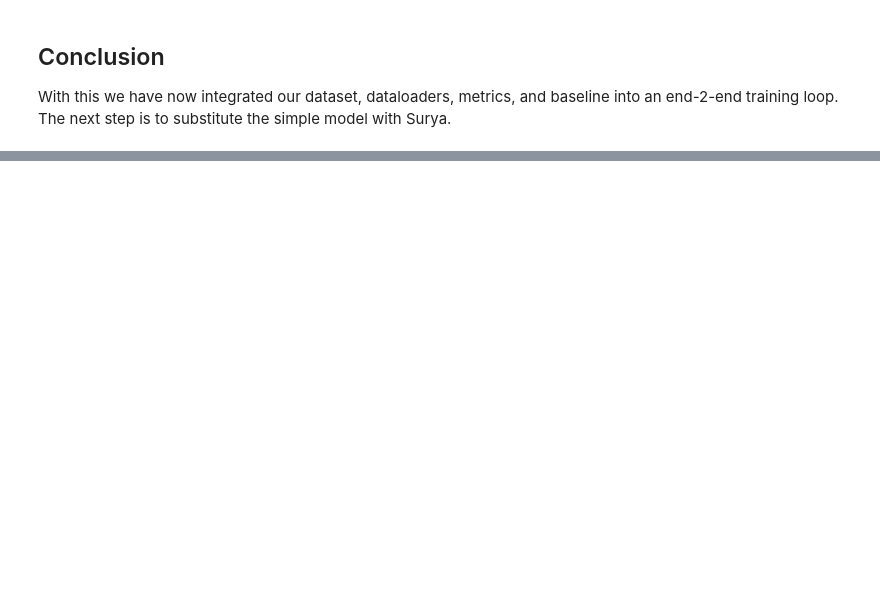
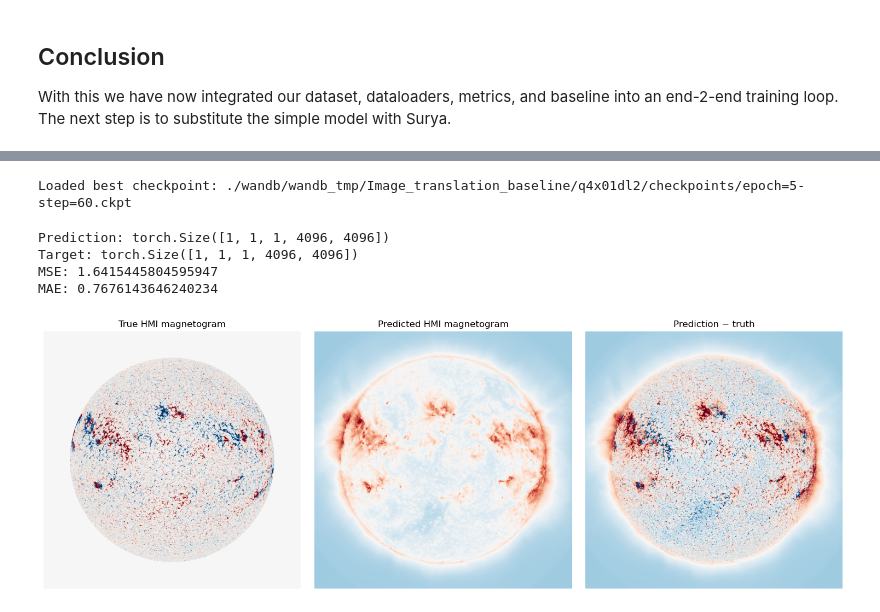
Before and after one commit to SwRI-IDEA-Lab/surya_workshop, a Jupyter notebook: downstream_apps/Imagetranslation/1_euv2mag_baseline.ipynb, the cells around one changed output, grey strips where cells are left out. Cells and saved outputs as stored; diff of their text form; code cells hidden in the pictures; blank space fills up the shorter version.

```diff
--- a/downstream_apps/Imagetranslation/1_euv2mag_baseline.ipynb
+++ b/downstream_apps/Imagetranslation/1_euv2mag_baseline.ipynb
@@ -361,10 +365,10 @@ The first time you run WandB in a machine it will ask you to login to WandB.  Yo
 - Paste it in the dialog box at the top of your VSCode
 # %%
 project_name = "Image_translation_baseline"
-run_name = "baseline_experiment_2"
+run_name = "baseline_experiment_v1"
 
 wandb_logger = WandbLogger(
-    entity="surya_handson",
+    entity="dinesha-hegde-the-university-of-alabama-in-huntsville",  # Replace with your WandB entity name for shared logging, or set to None for local logging
     project=project_name,
     name=run_name,
     log_model=False,
@@ -447,0 +473,73 @@ With this we have now integrated our dataset, dataloaders, metrics, and baseline
+# %%
+import torch
+
+best_path = trainer.checkpoint_callback.best_model_path
+checkpoint = torch.load(best_path, map_location="cpu", weights_only=False)
+
+lit_model.load_state_dict(checkpoint["state_dict"])
+lit_model = lit_model.to("cuda")
+lit_model.eval()
+
+print("Loaded best checkpoint:", best_path)
+# %% [output]
+Loaded best checkpoint: ./wandb/wandb_tmp/Image_translation_baseline/q4x01dl2/checkpoints/epoch=5-step=60.ckpt
+# %%
+batch = next(iter(val_data_loader))
+
+device = next(lit_model.parameters()).device
+x = batch["ts"].to(device)
+target = batch["forecast"].to(device).float()
+
+with torch.no_grad():
+    prediction = lit_model(x)
+
+print("Prediction:", prediction.shape)
+print("Target:", target.shape)
+print("MSE:", torch.nn.functional.mse_loss(prediction, target).item())
+print("MAE:", torch.nn.functional.l1_loss(prediction, target).item())
+# %% [output]
+Prediction: torch.Size([1, 1, 1, 4096, 4096])
+Target: torch.Size([1, 1, 1, 4096, 4096])
+MSE: 1.6415445804595947
+MAE: 0.7676143646240234
+# %%
+hmi_scaler = scalers["hmi_m"]
+
+prediction_physical = hmi_scaler.inverse_signum_log_transform(
+    hmi_scaler.inverse_transform(prediction)
+)
+
+target_physical = hmi_scaler.inverse_signum_log_transform(
+    hmi_scaler.inverse_transform(target)
+)
+# %%
+import matplotlib.pyplot as plt
+import torch
+
+pred = prediction_physical[0, 0, 0].detach().cpu()[::2, ::2]
+truth = target_physical[0, 0, 0].detach().cpu()[::2, ::2]
+residual = pred - truth
+
+limit = torch.quantile(
+    torch.cat([pred.abs().flatten(), truth.abs().flatten()]),
+    0.99,
+).item()
+
+fig, axes = plt.subplots(1, 3, figsize=(15, 5))
+
+axes[0].imshow(truth, cmap="RdBu_r", vmin=-limit, vmax=limit)
+axes[0].set_title("True HMI magnetogram")
+
+axes[1].imshow(pred, cmap="RdBu_r", vmin=-limit, vmax=limit)
+axes[1].set_title("Predicted HMI magnetogram")
+
+axes[2].imshow(residual, cmap="RdBu_r", vmin=-limit, vmax=limit)
+axes[2].set_title("Prediction − truth")
+
+for ax in axes:
+    ax.axis("off")
+
+plt.tight_layout()
+plt.show()
+# %% [output]
+[figure, added]
```
Also changed, not shown: parts of 7 cells of this notebook, 4 other files.
